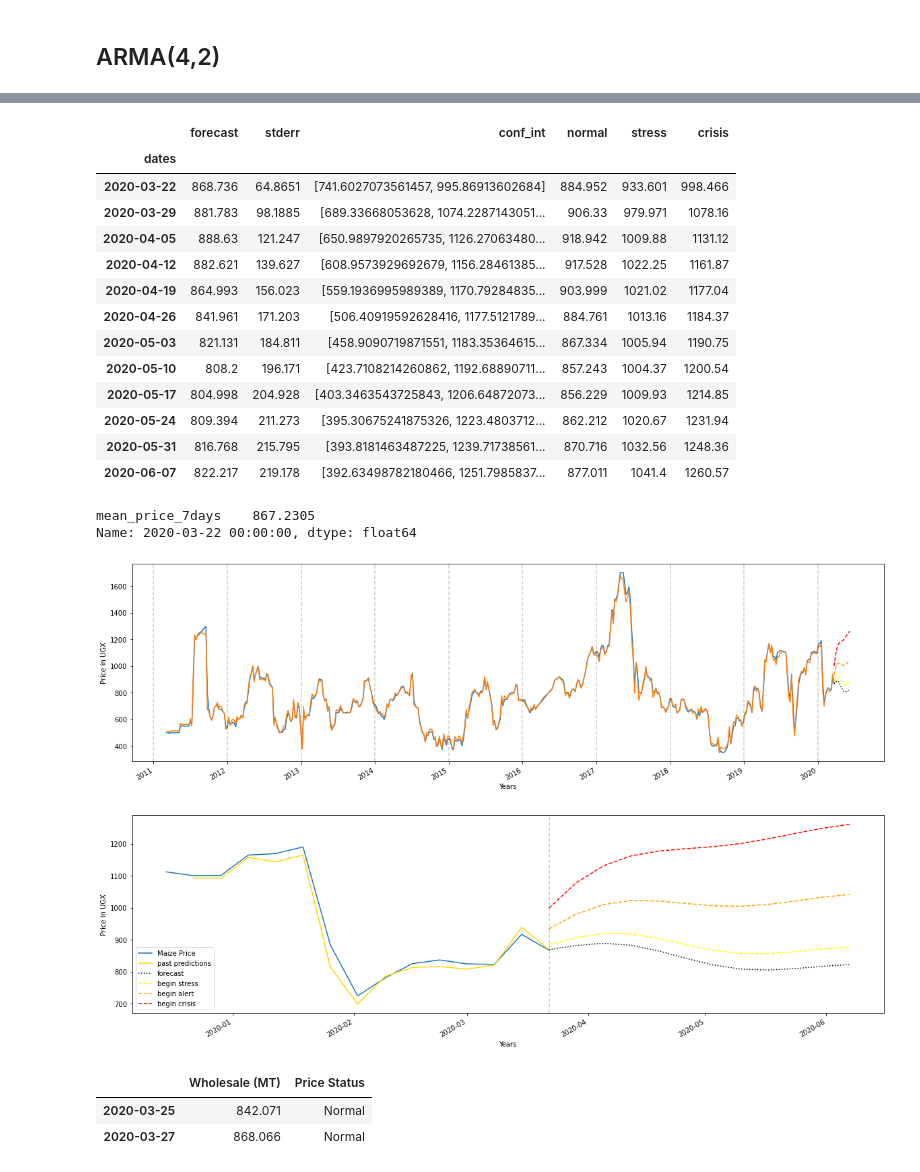
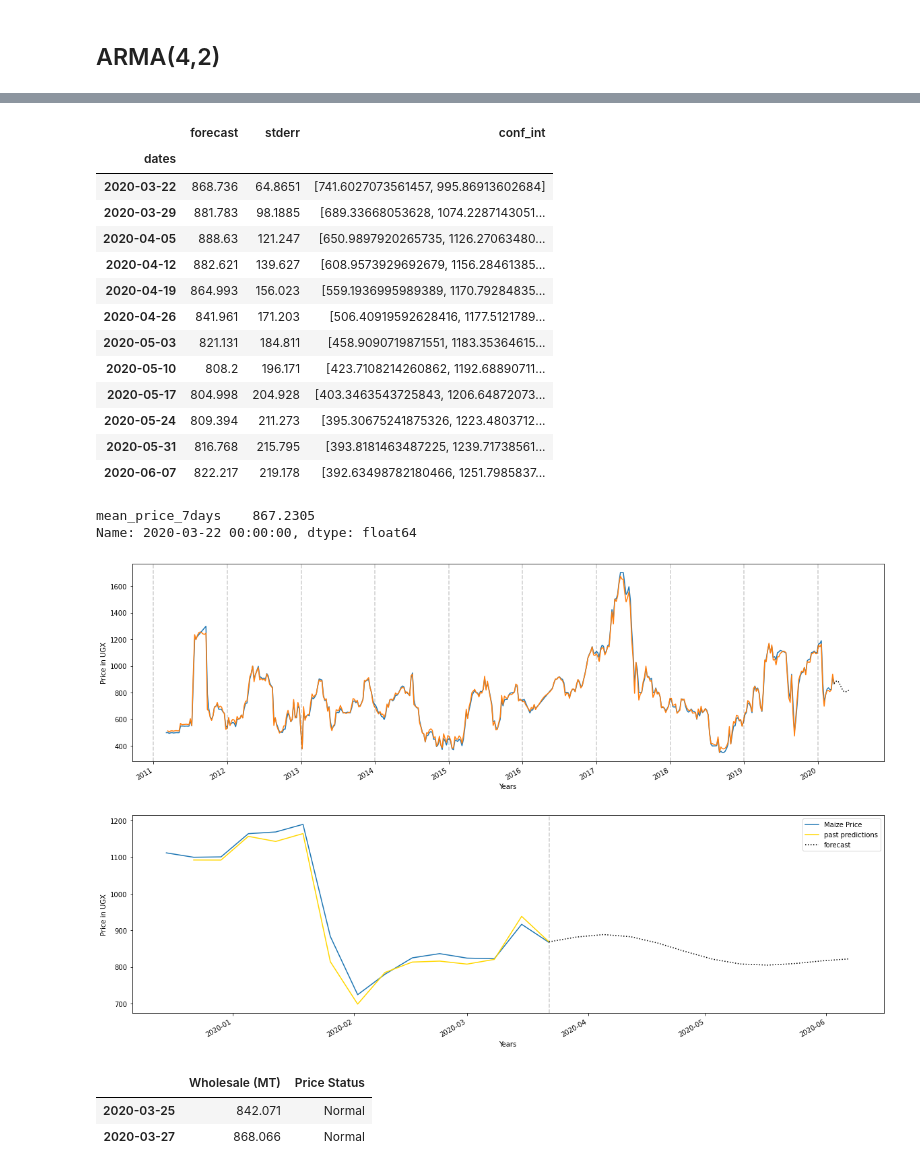
Before and after one commit to CodingDuckmx/Sauti-Africa-Market-Monitoring, a Jupyter notebook: maize_first_steps.ipynb, the cells around one changed output, grey strips where cells are left out. Drawn from its saved outputs; the diff is of its cells as text; code cells hidden in the pictures.

```diff
--- a/maize_first_steps.ipynb
+++ b/maize_first_steps.ipynb
@@ -21,7 +21,7 @@ PATH = '../../Raw Data sets/Sauti Africa Market Monitoring/eac-ratin.csv'
 
 # Size of plottings
 
-rcParams['figure.figsize'] = 20,6
+rcParams['figure.figsize'] = 25,6
 # %%
 # Importing the data
 
@@ -394,7 +491,7 @@ plt.show()
 # %%
 # Create the model
 
-premodel = ARMA(weekly_lira, order=(4,2))
+premodel = ARMA(weekly_lira['mean_price_7days'], order=(4,2))
 model = premodel.fit()
 
 model.summary()
@@ -432,29 +529,29 @@ predictions = predictions.rename({0:'forecast',1:'stderr',2:'conf_int'}, axis=1)
 predictions['dates'] = [weekly_lira.index[-1] + timedelta(weeks=i) for i in range(steps)]
 predictions = predictions.set_index('dates')
 
-predictions['normal'] = predictions['forecast'] + 0.25 * predictions['stderr']
+# predictions['normal'] = predictions['forecast'] + 0.25 * predictions['stderr']
 
-predictions['stress'] = predictions['forecast'] + predictions['stderr']
+# predictions['stress'] = predictions['forecast'] + predictions['stderr']
 
-predictions['crisis'] = predictions['forecast'] + 2 * predictions['stderr']
+# predictions['crisis'] = predictions['forecast'] + 2 * predictions['stderr']
 
 
 predictions
 # %% [output]
-|  | forecast | stderr | conf_int | normal | stress | crisis |
-| dates |  |  |  |  |  |  |
-| 2020-03-22 | 868.736 | 64.8651 | [741.6027073561457, 995.86913602684] | 884.952 | 933.601 | 998.466 |
-| 2020-03-29 | 881.783 | 98.1885 | [689.33668053628, 1074.2287143051... | 906.33 | 979.971 | 1078.16 |
-| 2020-04-05 | 888.63 | 121.247 | [650.9897920265735, 1126.27063480... | 918.942 | 1009.88 | 1131.12 |
-| 2020-04-12 | 882.621 | 139.627 | [608.9573929692679, 1156.28461385... | 917.528 | 1022.25 | 1161.87 |
-| 2020-04-19 | 864.993 | 156.023 | [559.1936995989389, 1170.79284835... | 903.999 | 1021.02 | 1177.04 |
-| 2020-04-26 | 841.961 | 171.203 | [506.40919592628416, 1177.5121789... | 884.761 | 1013.16 | 1184.37 |
-| 2020-05-03 | 821.131 | 184.811 | [458.9090719871551, 1183.35364615... | 867.334 | 1005.94 | 1190.75 |
-| 2020-05-10 | 808.2 | 196.171 | [423.7108214260862, 1192.68890711... | 857.243 | 1004.37 | 1200.54 |
-| 2020-05-17 | 804.998 | 204.928 | [403.3463543725843, 1206.64872073... | 856.229 | 1009.93 | 1214.85 |
-| 2020-05-24 | 809.394 | 211.273 | [395.30675241875326, 1223.4803712... | 862.212 | 1020.67 | 1231.94 |
-| 2020-05-31 | 816.768 | 215.795 | [393.8181463487225, 1239.71738561... | 870.716 | 1032.56 | 1248.36 |
-| 2020-06-07 | 822.217 | 219.178 | [392.63498782180466, 1251.7985837... | 877.011 | 1041.4 | 1260.57 |
+|  | forecast | stderr | conf_int |
+| dates |  |  |  |
+| 2020-03-22 | 868.736 | 64.8651 | [741.6027073561457, 995.86913602684] |
+| 2020-03-29 | 881.783 | 98.1885 | [689.33668053628, 1074.2287143051... |
+| 2020-04-05 | 888.63 | 121.247 | [650.9897920265735, 1126.27063480... |
+| 2020-04-12 | 882.621 | 139.627 | [608.9573929692679, 1156.28461385... |
+| 2020-04-19 | 864.993 | 156.023 | [559.1936995989389, 1170.79284835... |
+| 2020-04-26 | 841.961 | 171.203 | [506.40919592628416, 1177.5121789... |
+| 2020-05-03 | 821.131 | 184.811 | [458.9090719871551, 1183.35364615... |
+| 2020-05-10 | 808.2 | 196.171 | [423.7108214260862, 1192.68890711... |
+| 2020-05-17 | 804.998 | 204.928 | [403.3463543725843, 1206.64872073... |
+| 2020-05-24 | 809.394 | 211.273 | [395.30675241875326, 1223.4803712... |
+| 2020-05-31 | 816.768 | 215.795 | [393.8181463487225, 1239.71738561... |
+| 2020-06-07 | 822.217 | 219.178 | [392.63498782180466, 1251.7985837... |
 # %%
 past_predictions = model.predict(1,len(weekly_lira))
 # %%
@@ -470,9 +567,9 @@ timeseries_prices = plt.plot(weekly_lira, label = 'Maize Price')
 plt.plot(past_predictions.shift(-1), label='past predictions')
 
 predictions['forecast'].plot(color='black', style=':')
-predictions['normal'].plot(color='yellow', style='--')
-predictions['stress'].plot(color='orange', style='--')
-predictions['crisis'].plot(color='red', style='--')
+# predictions['normal'].plot(color='yellow', style='--')
+# predictions['stress'].plot(color='orange', style='--')
+# predictions['crisis'].plot(color='red', style='--')
 
 
 for year in range(2011,2021):
@@ -481,29 +578,29 @@ plt.xlabel('Years')
 plt.ylabel('Price in UGX')
 plt.show()
 # %% [output]
-[figure, old version]
+[figure, new version]
 # %%
 
 lag = 15
 
-timeseries_prices = plt.plot(weekly_lira[-lag:], label = 'Maize Price')
+timeseries_prices = plt.plot(weekly_lira['mean_price_7days'][-lag:], label = 'Maize Price')
 plt.plot(past_predictions[-lag:].shift(-1), label='past predictions', color='gold')
 
 predictions['forecast'][-lag:].plot(color='black', style=':')
-predictions['normal'][-lag:].plot(color='yellow', style='--', label='begin stress')
-predictions['stress'][-lag:].plot(color='orange', style='--', label='begin alert')
-predictions['crisis'][-lag:].plot(color='red', style='--', label='begin crisis')
+# predictions['normal'][-lag:].plot(color='yellow', style='--', label='begin stress')
+# predictions['stress'][-lag:].plot(color='orange', style='--', label='begin alert')
+# predictions['crisis'][-lag:].plot(color='red', style='--', label='begin crisis')
 
 plt.axvline(weekly_lira[-1:].index[0], color='k', linestyle='--', alpha=0.2)
 # for year in range(int(str(weekly_lira[-lag:].index[0])[:4]),2021):
 #     plt.axvline(pd.to_datetime(str(year) + '-01-01'), color='k', linestyle='--', alpha=0.2)
 plt.legend(loc='best')
 plt.xlabel('Years')
 plt.ylabel('Price in UGX')
-plt.savefig('arma_maize_alert_crisis_bands_test.png')
+# plt.savefig('arma_maize_alert_crisis_bands_test.png')
 plt.show()
 # %% [output]
-[figure, old version]
+[figure, new version]
 # %%
 # looking the last prices.
 
```
Also changed, not shown: parts of 17 cells of this notebook.
